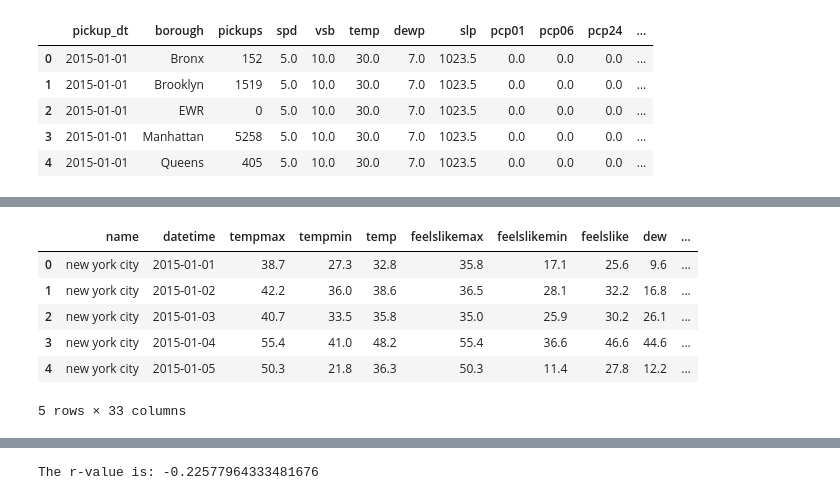
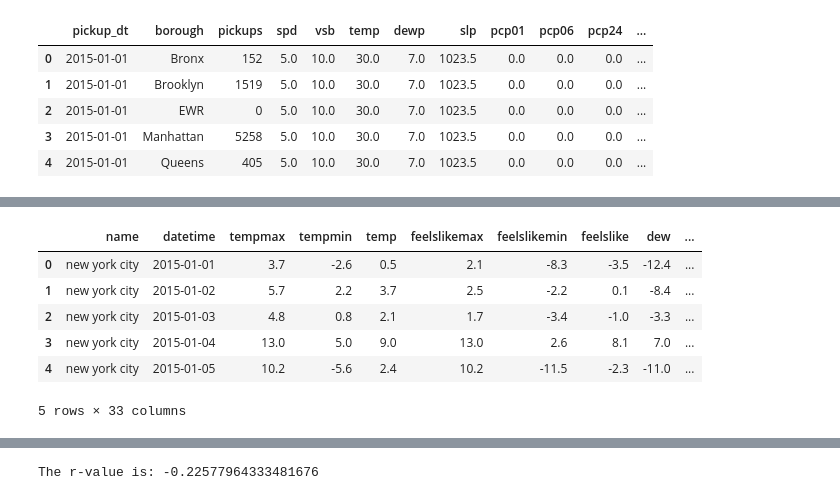
Before and after one commit to caleb-g23/Uber_Pickups_Project, a Jupyter notebook: Main/wind_speed_data.ipynb, the cells around one changed output, grey strips where cells are left out. Saved outputs shown, nothing was run; the diff lists cells and outputs as text; code cells hidden in the pictures.

```diff
--- a/Main/wind_speed_data.ipynb
+++ b/Main/wind_speed_data.ipynb
@@ -27,15 +40,15 @@ uber_data
 # %%
 #Import URL and API CSV file
 #url = "https://weather.visualcrossing.com/VisualCrossingWebServices/rest/services/timeline/new%2520york%2520city/2015-01-01/2015-06-30?elements=datetime%2CdatetimeEpoch%2Ctemp%2Ctempmax%2Ctempmin%2Cprecip%2Cwindspeed%2Cwindgust%2Cfeelslike%2Cfeelslikemax%2Cfeelslikemin%2Cpressure%2Cstations%2Cdegreedays%2Caccdegreedays&include=fcst%2Cobs%2Chistfcst%2Cstats%2Chours&key=9R8U63UTPUJVYD92WRCVMZZXB&options=preview&contentType=json"
-weather_api = Path("../Resources/VC_Weather_API.csv")
+weather_api = Path("../Resources/new york city 2015-01-01 to 2015-06-30.csv")
 weather_df= pd.read_csv(weather_api)
 
 weather_df.head()
 # %% [output]
 |  | name | datetime | tempmax | tempmin | temp | feelslikemax | feelslikemin | feelslike | dew | ... |
-| 0 | new york city | 2015-01-01 | 38.7 | 27.3 | 32.8 | 35.8 | 17.1 | 25.6 | 9.6 | ... |
-| 1 | new york city | 2015-01-02 | 42.2 | 36.0 | 38.6 | 36.5 | 28.1 | 32.2 | 16.8 | ... |
-| 2 | new york city | 2015-01-03 | 40.7 | 33.5 | 35.8 | 35.0 | 25.9 | 30.2 | 26.1 | ... |
-| 3 | new york city | 2015-01-04 | 55.4 | 41.0 | 48.2 | 55.4 | 36.6 | 46.6 | 44.6 | ... |
-| 4 | new york city | 2015-01-05 | 50.3 | 21.8 | 36.3 | 50.3 | 11.4 | 27.8 | 12.2 | ... |
+| 0 | new york city | 2015-01-01 | 3.7 | -2.6 | 0.5 | 2.1 | -8.3 | -3.5 | -12.4 | ... |
+| 1 | new york city | 2015-01-02 | 5.7 | 2.2 | 3.7 | 2.5 | -2.2 | 0.1 | -8.4 | ... |
+| 2 | new york city | 2015-01-03 | 4.8 | 0.8 | 2.1 | 1.7 | -3.4 | -1.0 | -3.3 | ... |
+| 3 | new york city | 2015-01-04 | 13.0 | 5.0 | 9.0 | 13.0 | 2.6 | 8.1 | 7.0 | ... |
+| 4 | new york city | 2015-01-05 | 10.2 | -5.6 | 2.4 | 10.2 | -11.5 | -2.3 | -11.0 | ... |
 5 rows × 33 columns
```
Also changed, not shown: parts of 18 cells of this notebook, 3 other files.
